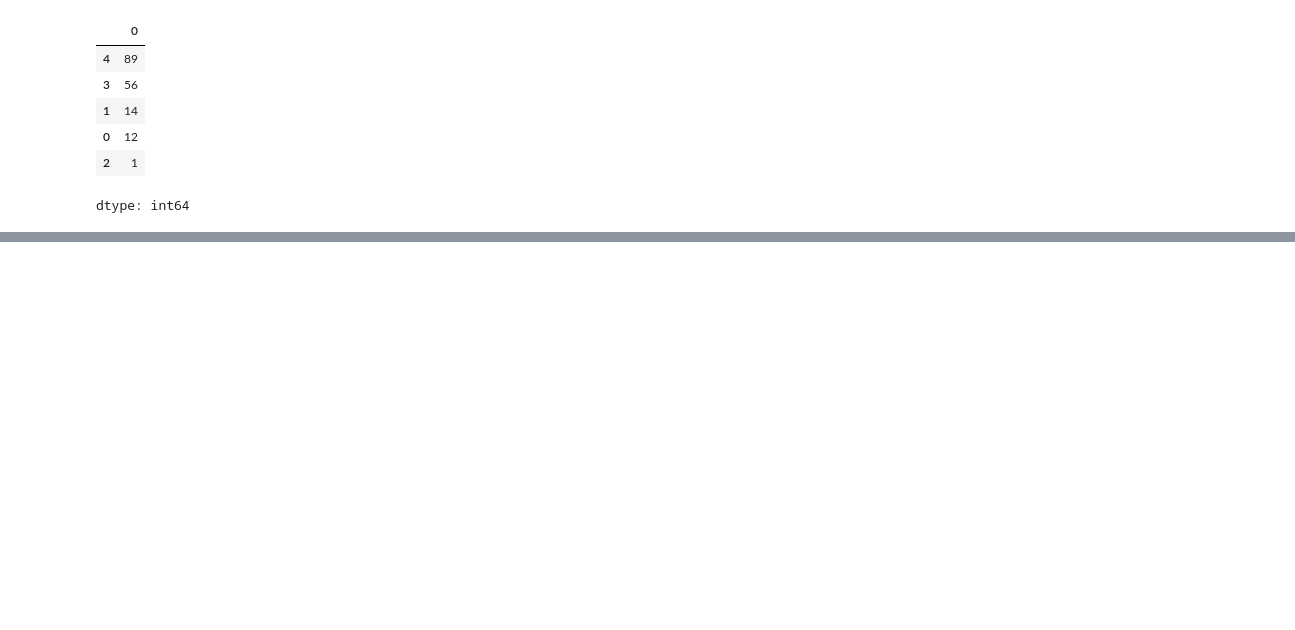
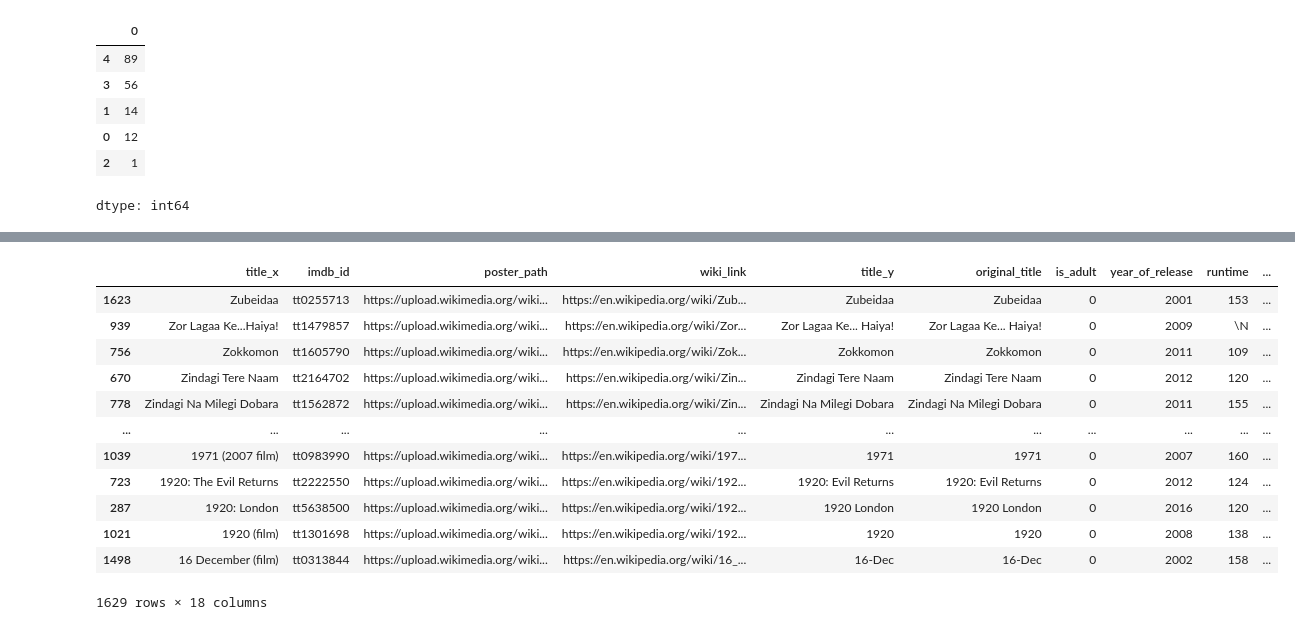
Before and after one commit to GitTanish/lvlPython, a Jupyter notebook: data_frame2.ipynb, the cells around one changed output, grey strips where cells are left out. Drawn from its saved outputs; the diff is of its cells as text; code cells hidden in the pictures; blank space fills up the shorter version.

Commit message:
sort_values completed

```diff
--- a/data_frame2.ipynb
+++ b/data_frame2.ipynb
@@ -145,3 +147,19 @@ movies.head(4)
 | 1 | Battalion 609 | tt9472208 | NaN | https://en.wikipedia.org/wiki/Bat... | Battalion 609 | Battalion 609 | 0 | 2019 | 131 | ... |
 | 2 | The Accidental Prime Minister (film) | tt6986710 | https://upload.wikimedia.org/wiki... | https://en.wikipedia.org/wiki/The... | The Accidental Prime Minister | The Accidental Prime Minister | 0 | 2019 | 112 | ... |
 | 3 | Why Cheat India | tt8108208 | https://upload.wikimedia.org/wiki... | https://en.wikipedia.org/wiki/Why... | Why Cheat India | Why Cheat India | 0 | 2019 | 121 | ... |
+# %%
+movies.sort_values('title_x',ascending=False)
+# %% [output]
+|  | title_x | imdb_id | poster_path | wiki_link | title_y | original_title | is_adult | year_of_release | runtime | ... |
+| 1623 | Zubeidaa | tt0255713 | https://upload.wikimedia.org/wiki... | https://en.wikipedia.org/wiki/Zub... | Zubeidaa | Zubeidaa | 0 | 2001 | 153 | ... |
+| 939 | Zor Lagaa Ke...Haiya! | tt1479857 | https://upload.wikimedia.org/wiki... | https://en.wikipedia.org/wiki/Zor... | Zor Lagaa Ke... Haiya! | Zor Lagaa Ke... Haiya! | 0 | 2009 | \N | ... |
+| 756 | Zokkomon | tt1605790 | https://upload.wikimedia.org/wiki... | https://en.wikipedia.org/wiki/Zok... | Zokkomon | Zokkomon | 0 | 2011 | 109 | ... |
+| 670 | Zindagi Tere Naam | tt2164702 | https://upload.wikimedia.org/wiki... | https://en.wikipedia.org/wiki/Zin... | Zindagi Tere Naam | Zindagi Tere Naam | 0 | 2012 | 120 | ... |
+| 778 | Zindagi Na Milegi Dobara | tt1562872 | https://upload.wikimedia.org/wiki... | https://en.wikipedia.org/wiki/Zin... | Zindagi Na Milegi Dobara | Zindagi Na Milegi Dobara | 0 | 2011 | 155 | ... |
+| ... | ... | ... | ... | ... | ... | ... | ... | ... | ... | ... |
+| 1039 | 1971 (2007 film) | tt0983990 | https://upload.wikimedia.org/wiki... | https://en.wikipedia.org/wiki/197... | 1971 | 1971 | 0 | 2007 | 160 | ... |
+| 723 | 1920: The Evil Returns | tt2222550 | https://upload.wikimedia.org/wiki... | https://en.wikipedia.org/wiki/192... | 1920: Evil Returns | 1920: Evil Returns | 0 | 2012 | 124 | ... |
+| 287 | 1920: London | tt5638500 | https://upload.wikimedia.org/wiki... | https://en.wikipedia.org/wiki/192... | 1920 London | 1920 London | 0 | 2016 | 120 | ... |
+| 1021 | 1920 (film) | tt1301698 | https://upload.wikimedia.org/wiki... | https://en.wikipedia.org/wiki/192... | 1920 | 1920 | 0 | 2008 | 138 | ... |
+| 1498 | 16 December (film) | tt0313844 | https://upload.wikimedia.org/wiki... | https://en.wikipedia.org/wiki/16_... | 16-Dec | 16-Dec | 0 | 2002 | 158 | ... |
+1629 rows × 18 columns
```
Also changed, not shown: parts of 6 cells of this notebook.
